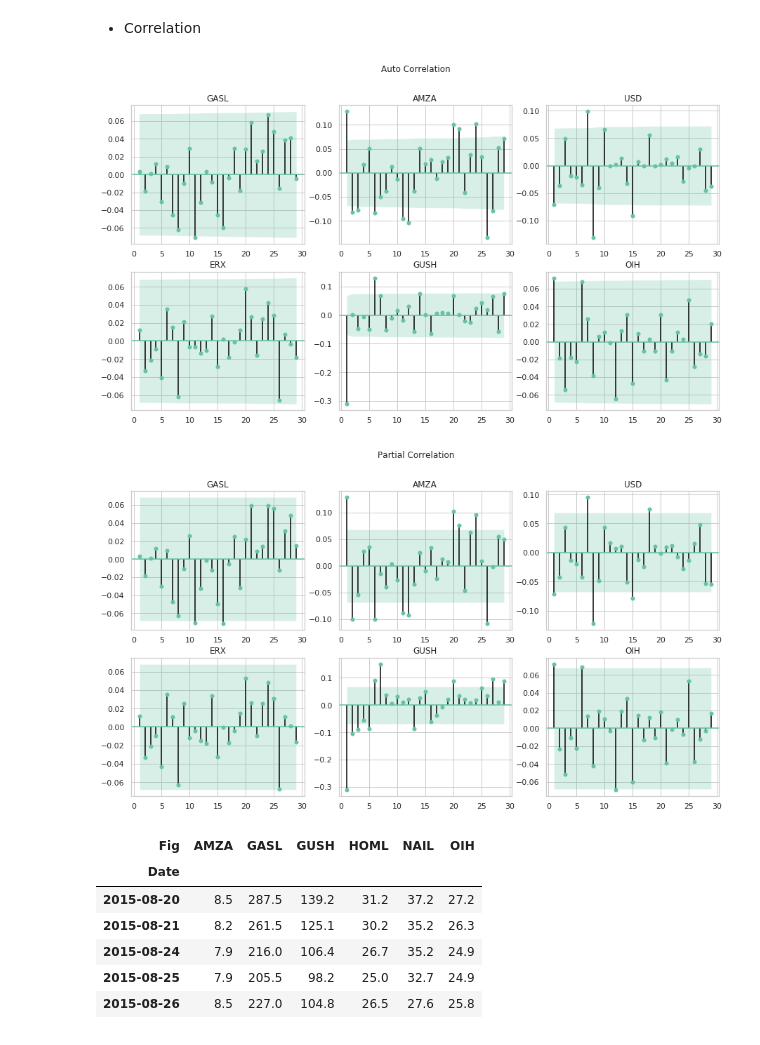
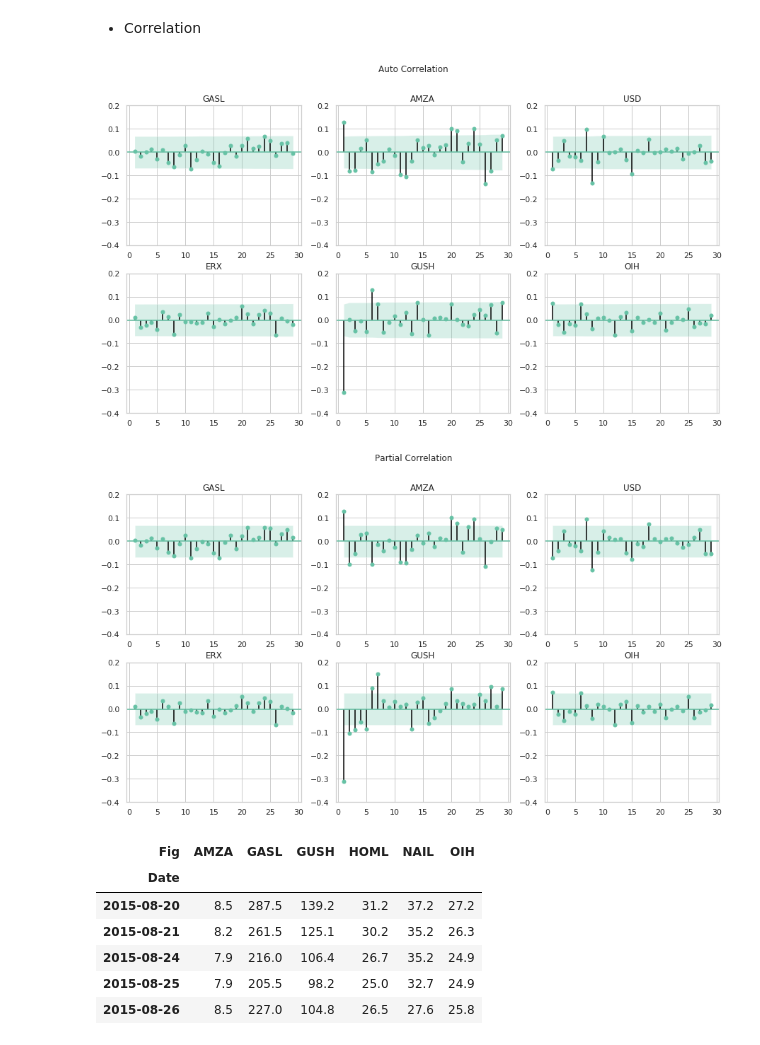
Before and after one commit to Hex-Liu/Put_Trading, a Jupyter notebook: Model.ipynb, the cells around one changed output. Saved outputs shown, nothing was run; the diff lists cells and outputs as text; code cells hidden in the pictures.

```diff
--- a/Model.ipynb
+++ b/Model.ipynb
@@ -62,23 +62,23 @@ for fig in dt_undly.Fig.unique():
     ax=ax_ls[ax_ind]
     statsmodels.graphics.tsaplots.plot_acf(x=dt_undly[dt_undly.Fig==fig].pct_chg,unbiased=False, lags=np.arange(1,30)
                                            ,alpha=0.05,ax=ax)
-    ax.set(title=fig)
+    ax.set(title=fig,ylim=(-0.4,0.2))
     ax_ind+=1
 # %% [output]
-[figure, old version]
+[figure, new version]
 # %%
 nrow,ncol,ax_ind=2, 3,0
 fig = plt.figure(figsize=(15, 8))
 fig.suptitle('Partial Correlation')
 gs1 = gridspec.GridSpec(nrow,ncol)
 ax_ls = [fig.add_subplot(ss) for ss in gs1]
 for fig in dt_undly.Fig.unique():
     ax=ax_ls[ax_ind]
     statsmodels.graphics.tsaplots.plot_pacf(dt_undly[dt_undly.Fig==fig].pct_chg,lags=np.arange(1,30),alpha=0.05,ax=ax)
-    ax.set(title=fig)
+    ax.set(title=fig,ylim=(-0.4,0.2))
     ax_ind+=1
 # %% [output]
-[figure, old version]
+[figure, new version]
 # %%
 data_close_pvt=data[['Date','Close','Fig']].pivot(index='Date',columns='Fig')
 data_close_pvt.columns=data_close_pvt.columns.droplevel(0)
```
